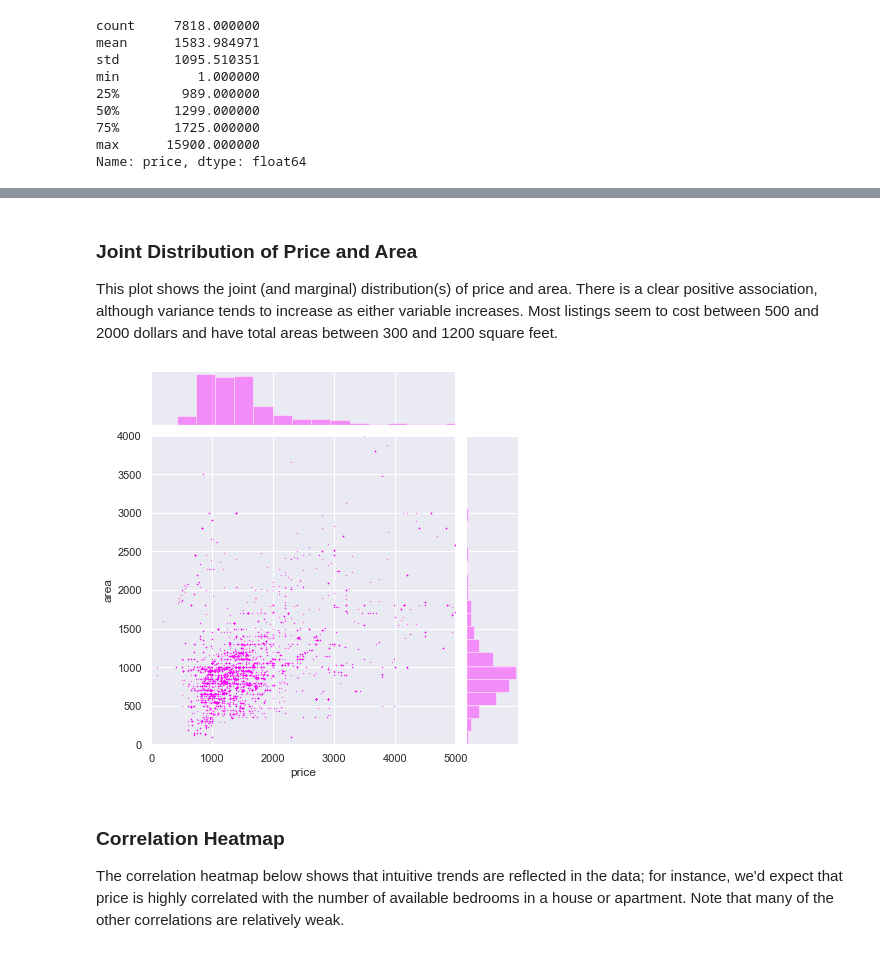
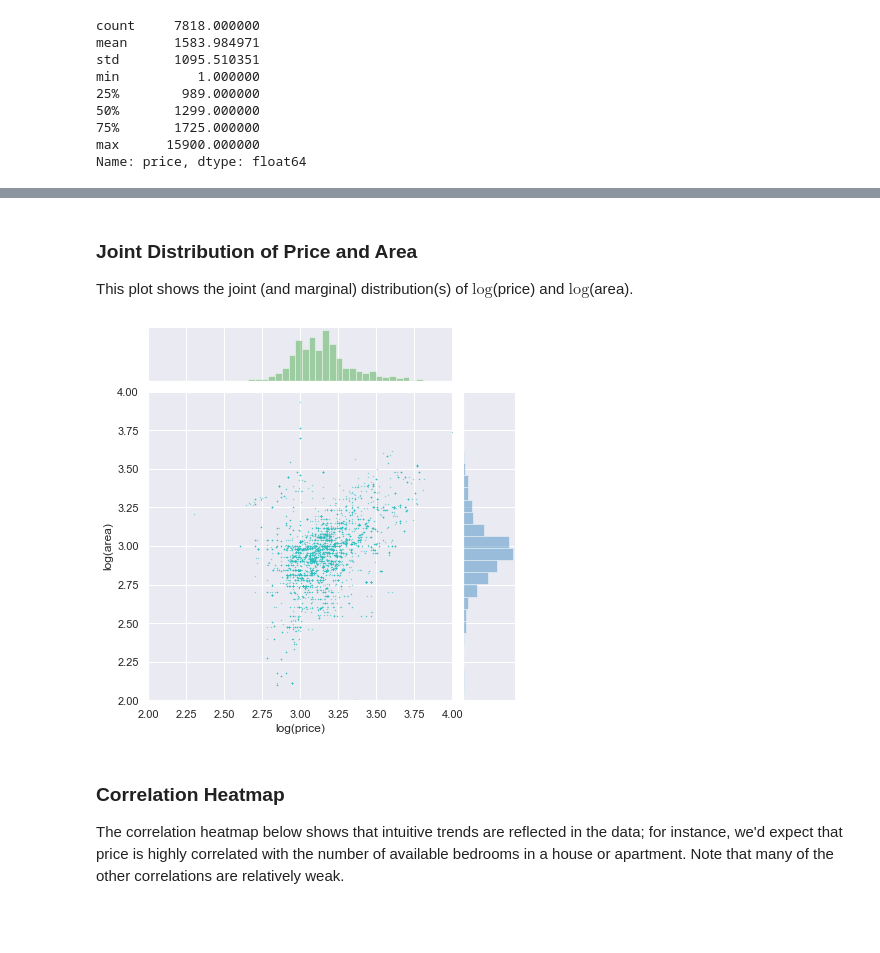
Before and after one commit to lilyzhai/housing-survey, a Jupyter notebook: EDA/EDA - final.ipynb, the cells around one changed output, grey strips where cells are left out. Cells and saved outputs as stored; diff of their text form; code cells hidden in the pictures; blank space fills up the shorter version.

```diff
--- a/EDA/EDA - final.ipynb
+++ b/EDA/EDA - final.ipynb
@@ -65,0 +108,12 @@ Name: price, dtype: float64
+# %%
+sns.set(style='darkgrid')
+plt.subplots(2, 1, figsize=(7,7))
+plt.tight_layout()
+plt.subplots_adjust(hspace=0.3)
+plt.subplot(2, 1, 1)
+ax1 = sns.distplot(df_ppb['price per bed'], kde_kws={'bw':200, 'clip':[-1000, 8000]}, bins=32, color='#2ca0c2')
+plt.ticklabel_format(style='plain', axis='y')
+plt.subplot(2, 1, 2)
+ax2 = sns.distplot(df_ppb['price per bed'], bins=32, color='#2ca0c2', kde=False, rug=True)
+ax2.set_yscale('log')
+plt.savefig('figures/price-by-bed-dist.png', dpi=300)
@@ -66,19 +122,27 @@ Name: price, dtype: float64
 # %% [markdown]
 ### Joint Distribution of Price and Area
-This plot shows the joint (and marginal) distribution(s) of price and area. There is a clear positive association, although variance tends to increase as either variable increases. Most listings seem to cost between 500 and 2000 dollars and have total areas between 300 and 1200 square feet.
+This plot shows the joint (and marginal) distribution(s) of $\mathrm{log}$(price) and $\mathrm{log}$(area).
 # %%
 area = df[df['area'].notnull() & df['area'] != 0]['area']
 df_plot = df.copy()
-df_plot['area'] = area
+df_plot['log(area)'] = area.apply(lambda x: np.log10(x))
+df_plot['log(price)'] = df_plot['price'].apply(lambda x: np.log10(x))
 
 # ignore outliers! plot does NOT show long tail
 sns.set(style='darkgrid')
-g = sns.jointplot('price', 'area', df_plot, kind='scatter', alpha=0.8, s=0.1, color='magenta')
-g.ax_joint.set_ylim([0, 4000])
-g.ax_joint.set_xlim([0, 5000])
+g = sns.jointplot('log(price)', 'log(area)', df_plot, kind='scatter', alpha=0.8, s=0.1, color='#30bfbf')
+g.ax_joint.set_ylim([2, 4])
+g.ax_joint.set_xlim([2, 4])
+
+for patch in g.ax_marg_x.patches:
+    patch.set_facecolor('#2ca02c')
+
+for patch in g.ax_marg_y.patches:
+    patch.set_facecolor('#1f77b4')
+
 plt.savefig('figures/area-vs-price.png', dpi=300)
 # %% [output]
-[figure, old version]
+[figure, new version]
 # %% [markdown]
 ### Correlation Heatmap
 The correlation heatmap below shows that intuitive trends are reflected in the data; for instance, we'd expect that price is highly correlated with the number of available bedrooms in a house or apartment. Note that many of the other correlations are relatively weak.
```
Also changed, not shown: parts of 15 cells of this notebook, 8 other files.
